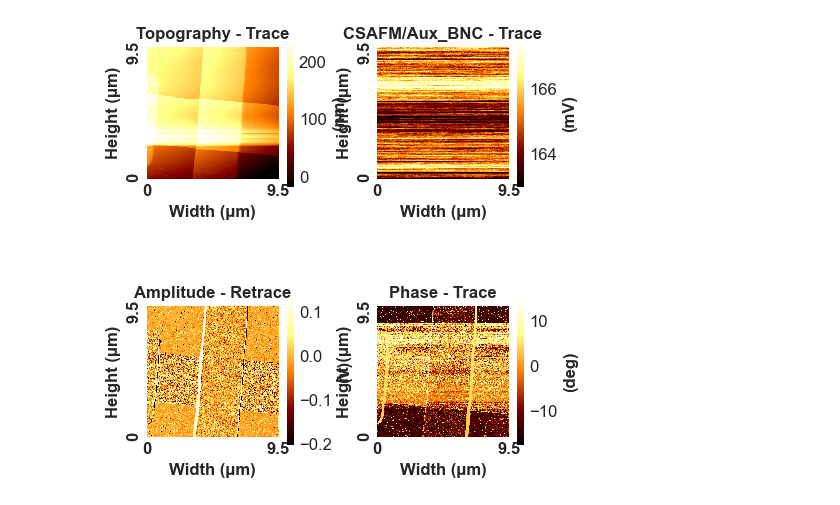
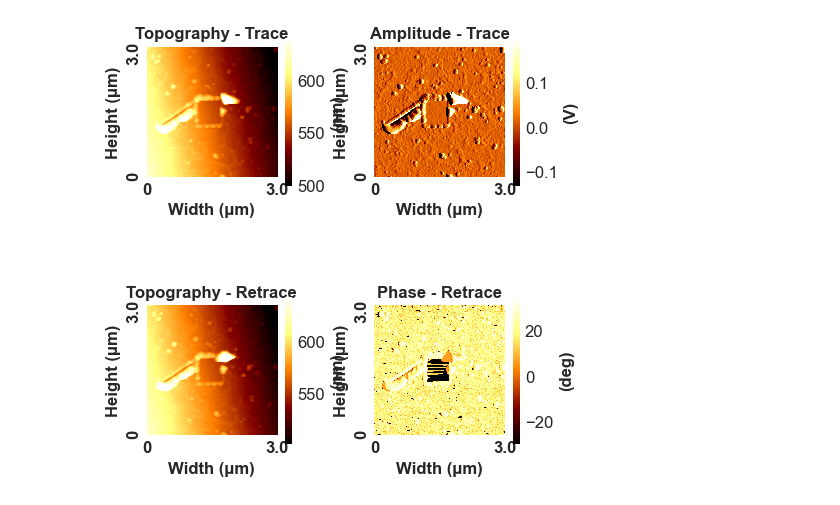
Before and after one commit to RecognitionAnalytics/AFM_Tools, a Jupyter notebook: Tutorials.ipynb, the cells around one changed output. Saved outputs shown, nothing was run; the diff lists cells and outputs as text; code cells hidden in the pictures.

```diff
--- a/Tutorials.ipynb
+++ b/Tutorials.ipynb
@@ -975,5 +1,6 @@ def FlattenImage(imagePack, flattenMethod=AFMFlatteningMethod.PlaneLevel, mask=N
 # %%
-images=loadMI('E5__240703_114329.mi')
+#images=loadMI('E5__240703_114329.mi')
+images =loadMI('Disk_250509_164728.mi')
 AFMPlot(images, figsize=(5, 5))
 # %% [output]
-[figure, old version]
+[figure, new version]
```
Also changed, not shown: parts of 11 cells of this notebook, 3 other files.
